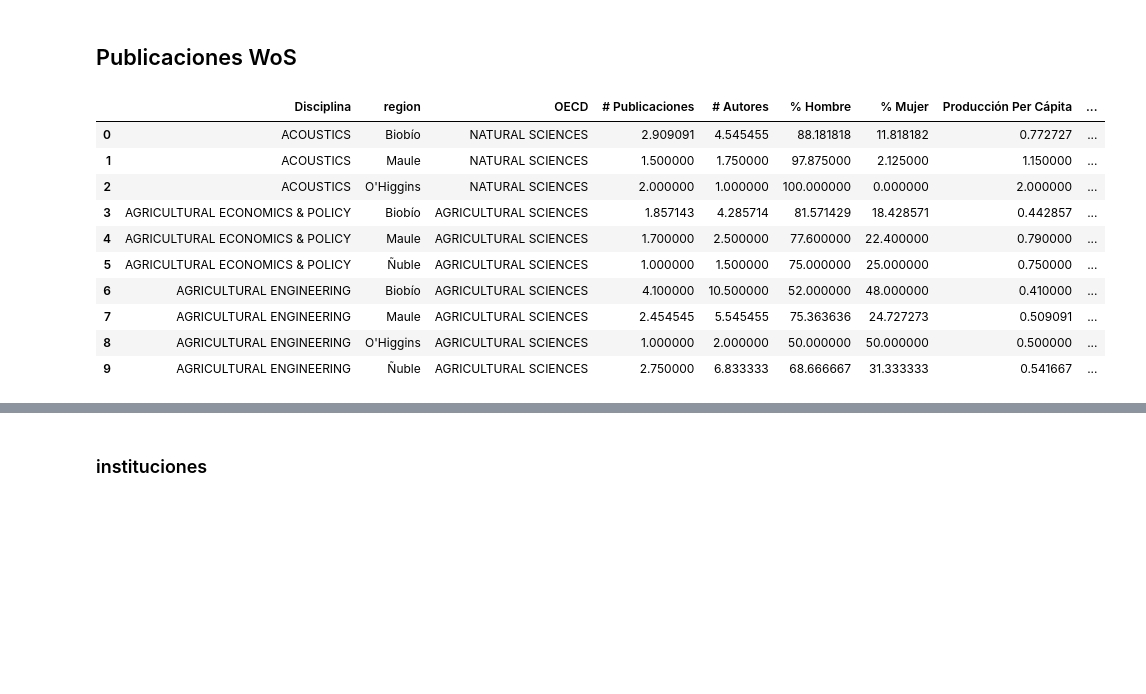
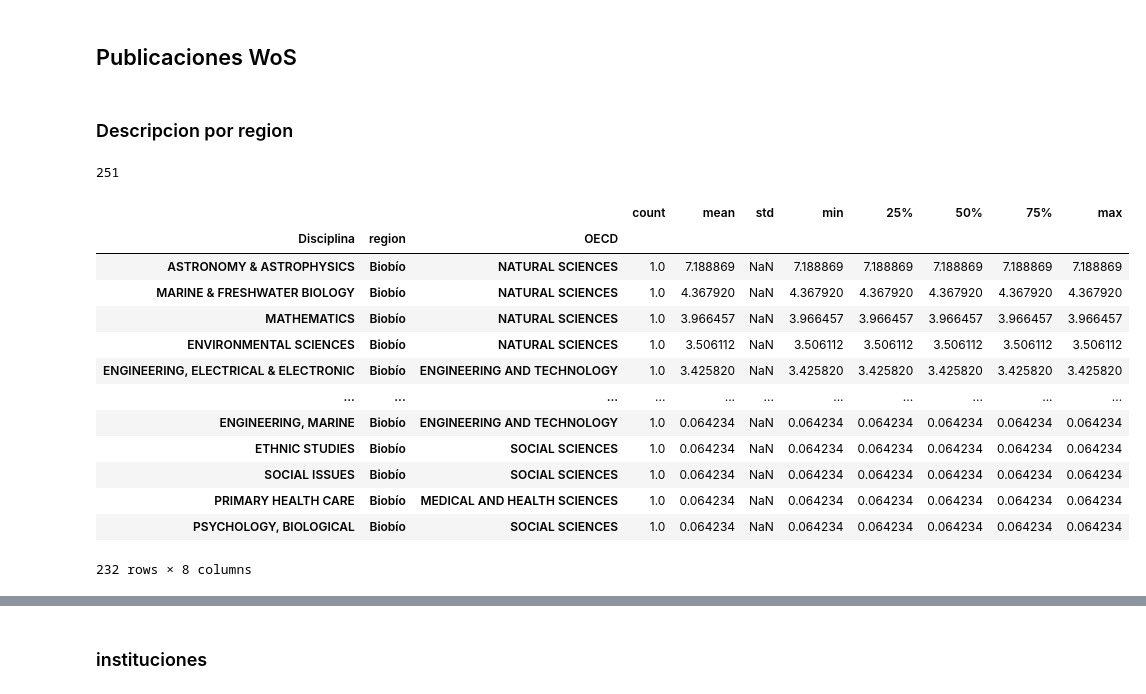
Before and after one commit to Nanocell-Lab/nodo_CTCI, a Jupyter notebook: 04_Investigación.ipynb, the cells around one changed output, grey strips where cells are left out. Cells and saved outputs as stored; diff of their text form; code cells hidden in the pictures; blank space fills up the shorter version.

```diff
--- a/04_Investigación.ipynb
+++ b/04_Investigación.ipynb
@@ -251,19 +283,32 @@ datos_wos["OECD"] = datos_wos["Disciplina"].map(oecd_wos_dict)
 # %%
 habitantes = {"Biobío":1556805,"Ñuble":480609,"Maule":1044950,"O'Higgins":914555}
 # %%
-datos_wos_aggmean = datos_wos.groupby(["Disciplina","region","OECD"]).mean().reset_index()
-datos_wos_aggmean.head(10)
+datos_wos_aggmean = datos_wos.loc[datos_wos['año']!=2020].groupby(["Disciplina","region","OECD"]).mean().reset_index()
-# %% [output]
-|  | Disciplina | region | OECD | # Publicaciones | # Autores | % Hombre | % Mujer | Producción Per Cápita | ... |
-| 0 | ACOUSTICS | Biobío | NATURAL SCIENCES | 2.909091 | 4.545455 | 88.181818 | 11.818182 | 0.772727 | ... |
-| 1 | ACOUSTICS | Maule | NATURAL SCIENCES | 1.500000 | 1.750000 | 97.875000 | 2.125000 | 1.150000 | ... |
-| 2 | ACOUSTICS | O'Higgins | NATURAL SCIENCES | 2.000000 | 1.000000 | 100.000000 | 0.000000 | 2.000000 | ... |
-| 3 | AGRICULTURAL ECONOMICS & POLICY | Biobío | AGRICULTURAL SCIENCES | 1.857143 | 4.285714 | 81.571429 | 18.428571 | 0.442857 | ... |
-| 4 | AGRICULTURAL ECONOMICS & POLICY | Maule | AGRICULTURAL SCIENCES | 1.700000 | 2.500000 | 77.600000 | 22.400000 | 0.790000 | ... |
-| 5 | AGRICULTURAL ECONOMICS & POLICY | Ñuble | AGRICULTURAL SCIENCES | 1.000000 | 1.500000 | 75.000000 | 25.000000 | 0.750000 | ... |
-| 6 | AGRICULTURAL ENGINEERING | Biobío | AGRICULTURAL SCIENCES | 4.100000 | 10.500000 | 52.000000 | 48.000000 | 0.410000 | ... |
-| 7 | AGRICULTURAL ENGINEERING | Maule | AGRICULTURAL SCIENCES | 2.454545 | 5.545455 | 75.363636 | 24.727273 | 0.509091 | ... |
-| 8 | AGRICULTURAL ENGINEERING | O'Higgins | AGRICULTURAL SCIENCES | 1.000000 | 2.000000 | 50.000000 | 50.000000 | 0.500000 | ... |
-| 9 | AGRICULTURAL ENGINEERING | Ñuble | AGRICULTURAL SCIENCES | 2.750000 | 6.833333 | 68.666667 | 31.333333 | 0.541667 | ... |
 # %%
 datos_wos_aggmean["Pub/100mil"] = datos_wos_aggmean["# Publicaciones"]/datos_wos_aggmean["region"].map(habitantes)*100000
+# %% [markdown]
+### Descripcion por region
+# %%
+biobio_disc = set(datos_wos_aggmean.loc[datos_wos_aggmean['region']=='Biobío']['Disciplina'])
+wos_disc = set(oecd_wos_mapping["WoS"].tolist())
+len(wos_disc)
+# %% [output]
+251
+# %%
+# Bio Bio
+datos_wos_aggmean.loc[datos_wos_aggmean['region']=='Biobío'].groupby(['Disciplina','region','OECD'])['Pub/100mil'].describe().sort_values(by='mean',ascending=False)
+# %% [output]
+|  |  |  | count | mean | std | min | 25% | 50% | 75% | max |
+| Disciplina | region | OECD |  |  |  |  |  |  |  |  |
+| ASTRONOMY & ASTROPHYSICS | Biobío | NATURAL SCIENCES | 1.0 | 7.188869 | NaN | 7.188869 | 7.188869 | 7.188869 | 7.188869 | 7.188869 |
+| MARINE & FRESHWATER BIOLOGY | Biobío | NATURAL SCIENCES | 1.0 | 4.367920 | NaN | 4.367920 | 4.367920 | 4.367920 | 4.367920 | 4.367920 |
+| MATHEMATICS | Biobío | NATURAL SCIENCES | 1.0 | 3.966457 | NaN | 3.966457 | 3.966457 | 3.966457 | 3.966457 | 3.966457 |
+| ENVIRONMENTAL SCIENCES | Biobío | NATURAL SCIENCES | 1.0 | 3.506112 | NaN | 3.506112 | 3.506112 | 3.506112 | 3.506112 | 3.506112 |
+| ENGINEERING, ELECTRICAL & ELECTRONIC | Biobío | ENGINEERING AND TECHNOLOGY | 1.0 | 3.425820 | NaN | 3.425820 | 3.425820 | 3.425820 | 3.425820 | 3.425820 |
+| ... | ... | ... | ... | ... | ... | ... | ... | ... | ... | ... |
+| ENGINEERING, MARINE | Biobío | ENGINEERING AND TECHNOLOGY | 1.0 | 0.064234 | NaN | 0.064234 | 0.064234 | 0.064234 | 0.064234 | 0.064234 |
+| ETHNIC STUDIES | Biobío | SOCIAL SCIENCES | 1.0 | 0.064234 | NaN | 0.064234 | 0.064234 | 0.064234 | 0.064234 | 0.064234 |
+| SOCIAL ISSUES | Biobío | SOCIAL SCIENCES | 1.0 | 0.064234 | NaN | 0.064234 | 0.064234 | 0.064234 | 0.064234 | 0.064234 |
+| PRIMARY HEALTH CARE | Biobío | MEDICAL AND HEALTH SCIENCES | 1.0 | 0.064234 | NaN | 0.064234 | 0.064234 | 0.064234 | 0.064234 | 0.064234 |
+| PSYCHOLOGY, BIOLOGICAL | Biobío | SOCIAL SCIENCES | 1.0 | 0.064234 | NaN | 0.064234 | 0.064234 | 0.064234 | 0.064234 | 0.064234 |
+232 rows × 8 columns
```
Also changed, not shown: parts of 15 cells of this notebook.
